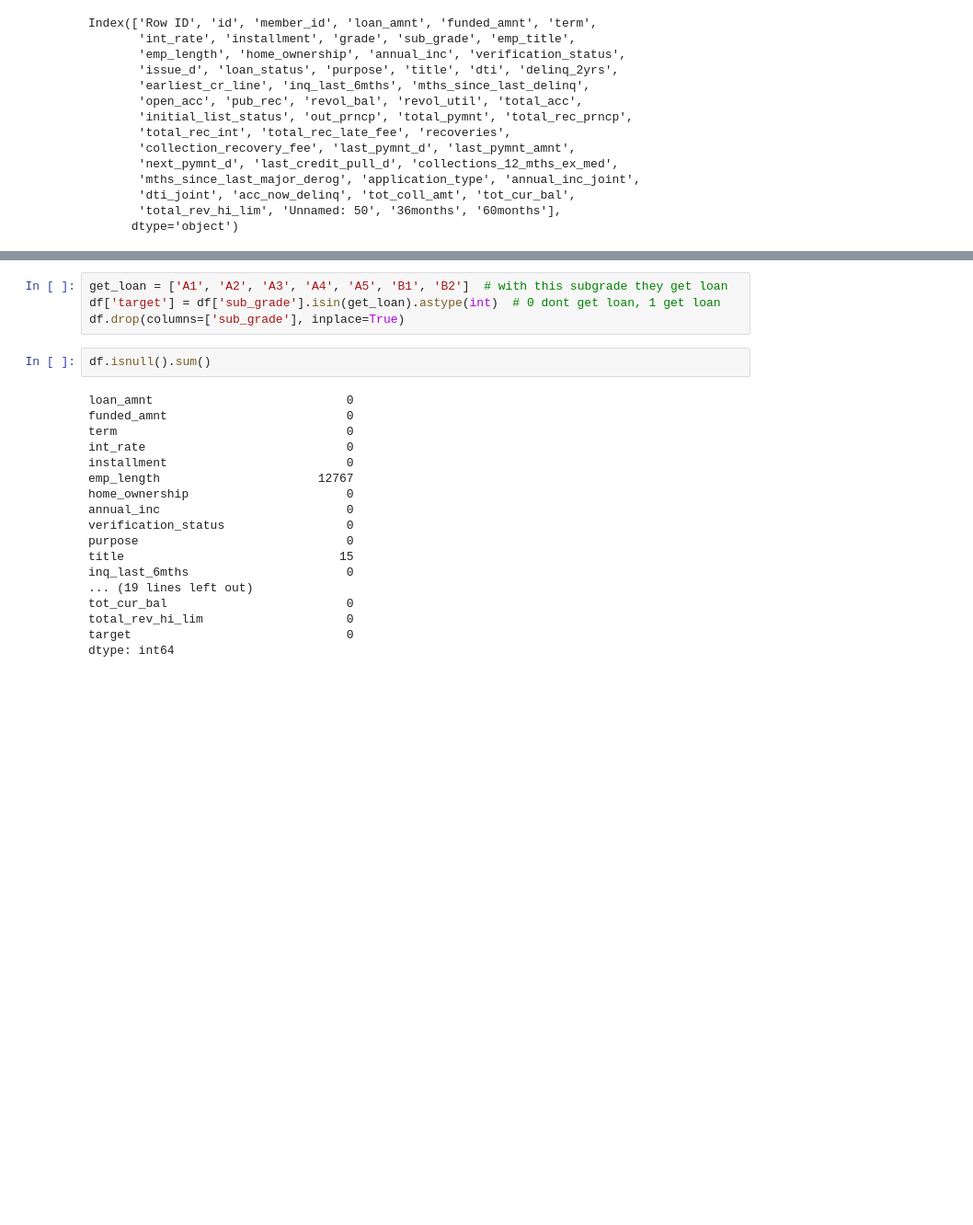
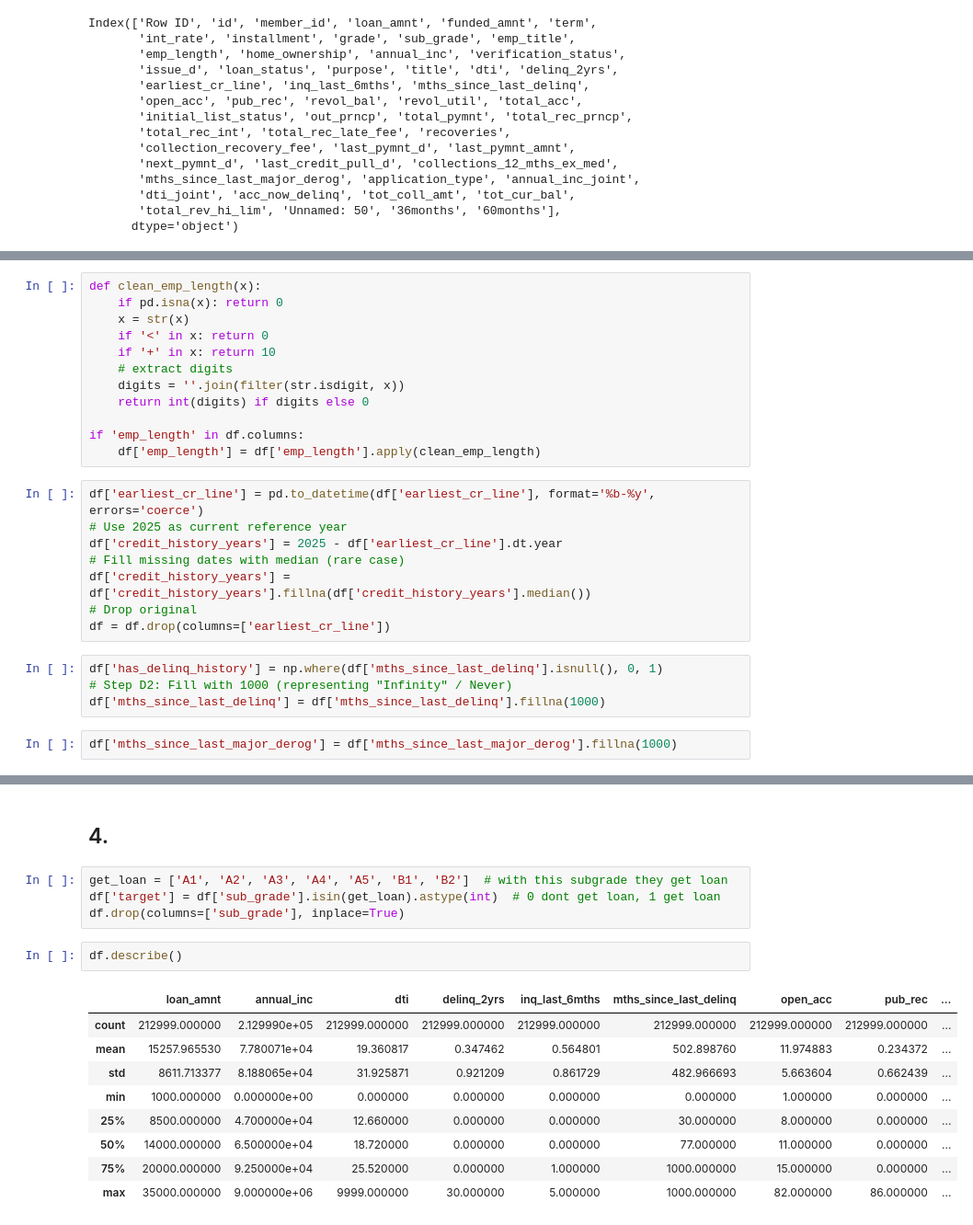
Before and after one commit to thanasisxan/AI-101-Machine-Learning, a Jupyter notebook: Exercise-6/loan-classifier.ipynb, the cells around one changed output, grey strips where cells are left out. Shown at 92% size. Cells and saved outputs as stored; diff of their text form; blank space fills up the shorter version.

```diff
--- a/Exercise-6/loan-classifier.ipynb
+++ b/Exercise-6/loan-classifier.ipynb
@@ -85,0 +146,26 @@ df.drop(columns=[
+# %%
+def clean_emp_length(x):
+    if pd.isna(x): return 0
+    x = str(x)
+    if '<' in x: return 0
+    if '+' in x: return 10
+    # extract digits
+    digits = ''.join(filter(str.isdigit, x))
+    return int(digits) if digits else 0
+
+if 'emp_length' in df.columns:
+    df['emp_length'] = df['emp_length'].apply(clean_emp_length)
+# %%
+df['earliest_cr_line'] = pd.to_datetime(df['earliest_cr_line'], format='%b-%y', errors='coerce')
+# Use 2025 as current reference year
+df['credit_history_years'] = 2025 - df['earliest_cr_line'].dt.year
+# Fill missing dates with median (rare case)
+df['credit_history_years'] = df['credit_history_years'].fillna(df['credit_history_years'].median())
+# Drop original
+df = df.drop(columns=['earliest_cr_line'])
+# %%
+df['has_delinq_history'] = np.where(df['mths_since_last_delinq'].isnull(), 0, 1)
+# Step D2: Fill with 1000 (representing "Infinity" / Never)
+df['mths_since_last_delinq'] = df['mths_since_last_delinq'].fillna(1000)
+# %%
+df['mths_since_last_major_derog'] = df['mths_since_last_major_derog'].fillna(1000)
@@ -86,24 +195,18 @@ df.drop(columns=[
+# %% [markdown]
+## 4.
 # %%
 get_loan = ['A1', 'A2', 'A3', 'A4', 'A5', 'B1', 'B2']  # with this subgrade they get loan
 df['target'] = df['sub_grade'].isin(get_loan).astype(int)  # 0 dont get loan, 1 get loan
 df.drop(columns=['sub_grade'], inplace=True)
-# %%
-df.isnull().sum()
-# %% [output]
-loan_amnt                           0
-funded_amnt                         0
-term                                0
-int_rate                            0
-installment                         0
-emp_length                      12767
-home_ownership                      0
-annual_inc                          0
-verification_status                 0
-purpose                             0
-title                              15
-inq_last_6mths                      0
-... (19 lines left out)
-tot_cur_bal                         0
-total_rev_hi_lim                    0
-target                              0
-dtype: int64
+# %%
+df.describe()
+# %% [output]
+|  | loan_amnt | annual_inc | dti | delinq_2yrs | inq_last_6mths | mths_since_last_delinq | open_acc | pub_rec | ... |
+| count | 212999.000000 | 2.129990e+05 | 212999.000000 | 212999.000000 | 212999.000000 | 212999.000000 | 212999.000000 | 212999.000000 | ... |
+| mean | 15257.965530 | 7.780071e+04 | 19.360817 | 0.347462 | 0.564801 | 502.898760 | 11.974883 | 0.234372 | ... |
+| std | 8611.713377 | 8.188065e+04 | 31.925871 | 0.921209 | 0.861729 | 482.966693 | 5.663604 | 0.662439 | ... |
+| min | 1000.000000 | 0.000000e+00 | 0.000000 | 0.000000 | 0.000000 | 0.000000 | 1.000000 | 0.000000 | ... |
+| 25% | 8500.000000 | 4.700000e+04 | 12.660000 | 0.000000 | 0.000000 | 30.000000 | 8.000000 | 0.000000 | ... |
+| 50% | 14000.000000 | 6.500000e+04 | 18.720000 | 0.000000 | 0.000000 | 77.000000 | 11.000000 | 0.000000 | ... |
+| 75% | 20000.000000 | 9.250000e+04 | 25.520000 | 0.000000 | 1.000000 | 1000.000000 | 15.000000 | 0.000000 | ... |
+| max | 35000.000000 | 9.000000e+06 | 9999.000000 | 30.000000 | 5.000000 | 1000.000000 | 82.000000 | 86.000000 | ... |
```
Also changed, not shown: parts of 10 cells of this notebook, 1 other file.
